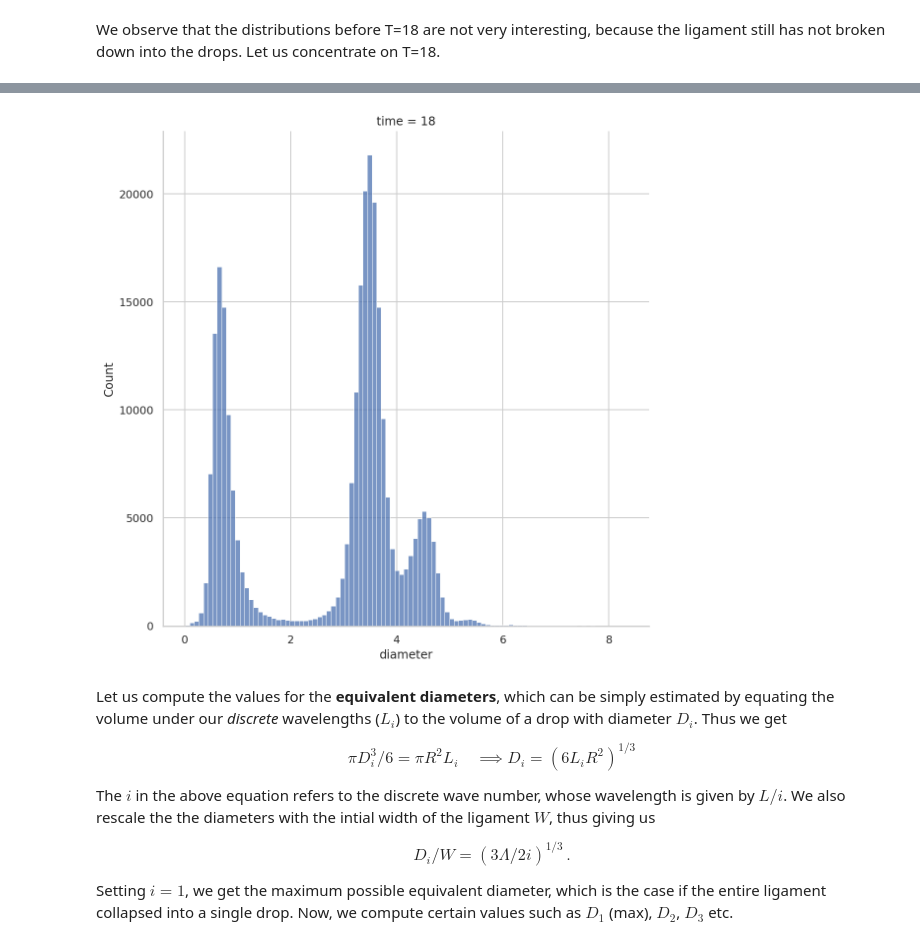
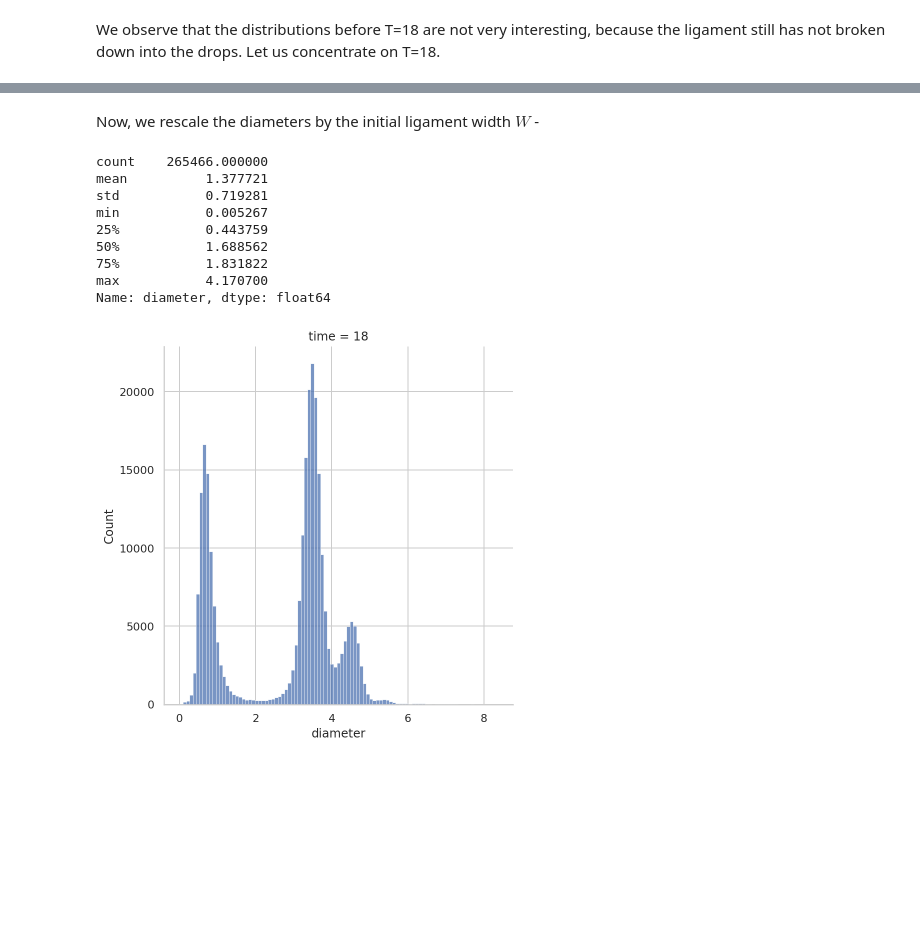
Before and after one commit to palsagar/ligaments_analysis, a Jupyter notebook: test.ipynb, the cells around one changed output, grey strips where cells are left out. Cells and saved outputs as stored; diff of their text form; code cells hidden in the pictures; blank space fills up the shorter version.

```diff
--- a/test.ipynb
+++ b/test.ipynb
@@ -217,17 +275,23 @@ d1_t18.head()
+# %% [markdown]
+Now, we rescale the diameters by the initial ligament width $W$ -
+# %%
+# creating a new array
+d1_t18_w = d1_t18.diameter/2.0
+d1_t18_w.describe()
+# %% [output]
+count    265466.000000
+mean          1.377721
+std           0.719281
+min           0.005267
+25%           0.443759
+50%           1.688562
+75%           1.831822
+max           4.170700
+Name: diameter, dtype: float64
 # %%
 sns.displot(data=d1_t18.loc[d1.time == 18], kind="hist", kde=False, x="diameter", col="time",
-            legend=True, palette="bright", height=8.0, aspect=1.0) ;
+            legend=True, palette="bright", height=6.0, aspect=1.0) ;
 #plt.axvline(x = 4, color='black', label = "mean")
 #plt.legend()
 # %% [output]
-[figure, old version]
+[figure, new version]
-# %% [markdown]
-Let us compute the values for the **equivalent diameters**, which can be simply estimated by equating the volume under our *discrete* wavelengths ($L_i$) to the volume of a drop with diameter $D_i$. Thus we get
-
-$$ \pi D_i^3 /6 = \pi R^2 L_i \quad \implies D_i = (6 L_i R^2 )^{1/3} $$
-
-The $i$ in the above equation refers to the discrete wave number, whose wavelength is given by $L/i$. We also rescale the the diameters with the intial width of the ligament $W$, thus giving us
-
-$$ D_i / W = \left(3\Lambda /2i \right)^{1/3} \,. $$
-
-Setting $i=1$, we get the maximum possible equivalent diameter, which is the case if the entire ligament collapsed into a single drop. Now, we compute certain values such as $D_1$ (max), $D_2$, $D_3$ etc.
```
Also changed, not shown: parts of 11 cells of this notebook.
